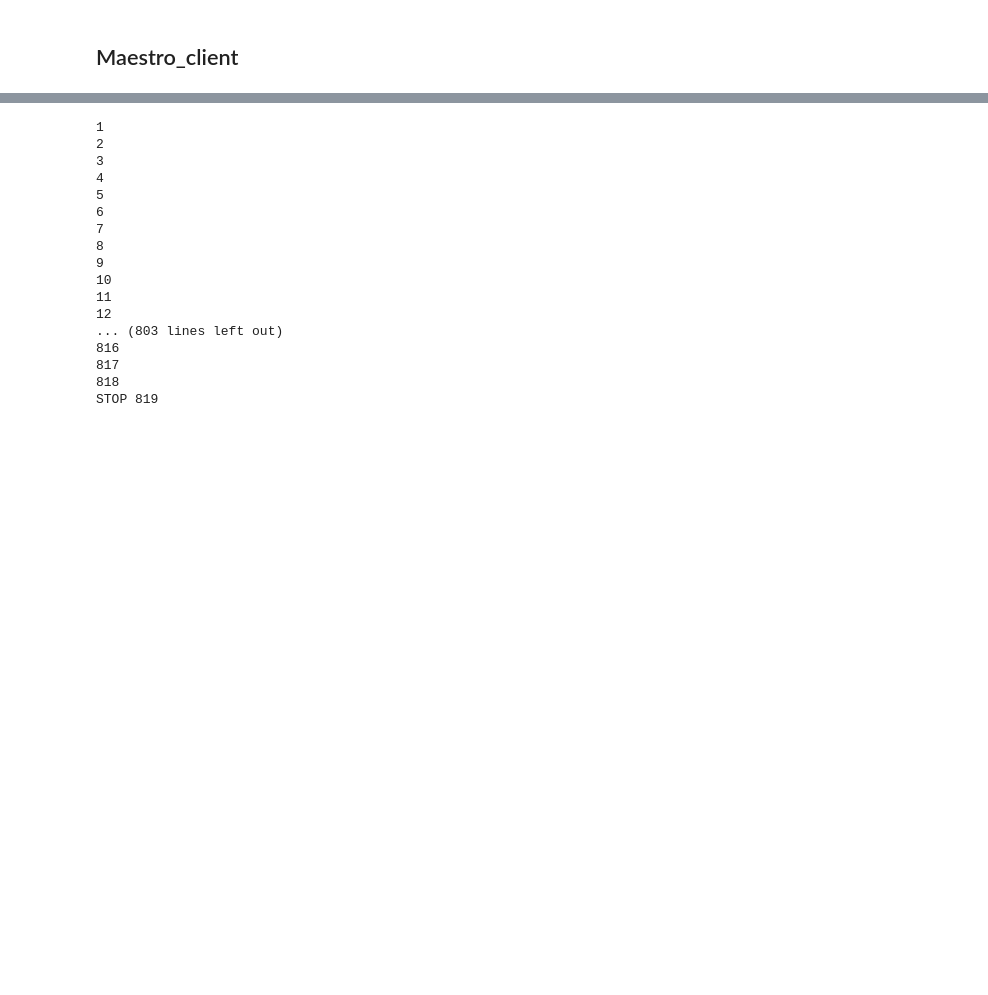
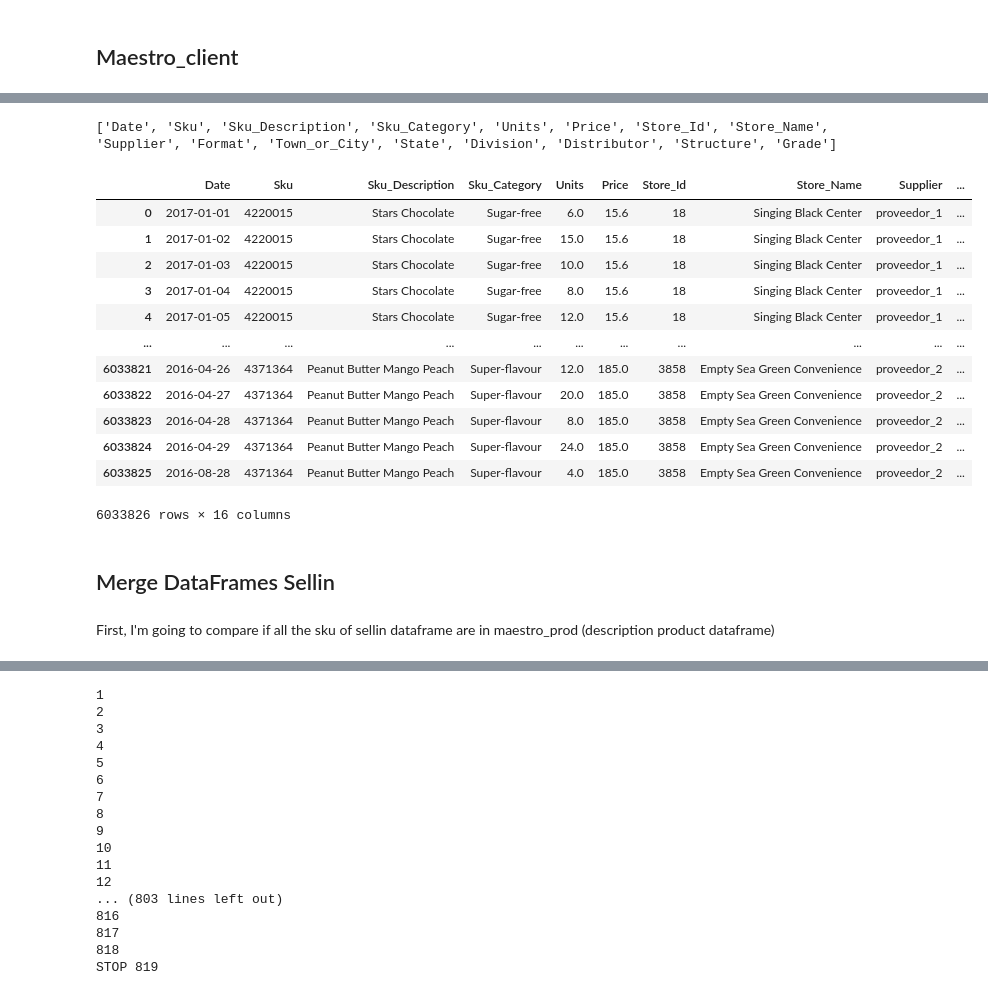
Before and after one commit to Mariacagi/Prueba_t-cnica_WA, a Jupyter notebook: src/main.ipynb, the cells around one changed output, grey strips where cells are left out. Saved outputs shown, nothing was run; the diff lists cells and outputs as text; code cells hidden in the pictures; blank space fills up the shorter version.

```diff
--- a/src/main.ipynb
+++ b/src/main.ipynb
@@ -534,0 +673,4 @@ sellin2
+# %%
+# First, passing the columns to list of columns
+cols_sellout = df_sellout_final.columns.tolist()
+cols_sellout
@@ -534,0 +695,28 @@ sellin2
+# %%
+# Second, sorting the columns with a new order
+cols_sellout = cols_sellout[1:2] + cols_sellout[0:1] + cols_sellout[14:-1] + cols_sellout[3:5] + cols_sellout[2:3] + cols_sellout[5:14]
+print(cols_sellout)
+# %% [output]
+['Date', 'Sku', 'Sku_Description', 'Sku_Category', 'Units', 'Price', 'Store_Id', 'Store_Name', 'Supplier', 'Format', 'Town_or_City', 'State', 'Division', 'Distributor', 'Structure', 'Grade']
+# %%
+# Finally, setting the dataframe with the new order
+df_sellout_final = df_sellout_final[cols_sellout]
+df_sellout_final
+# %% [output]
+|  | Date | Sku | Sku_Description | Sku_Category | Units | Price | Store_Id | Store_Name | Supplier | ... |
+| 0 | 2017-01-01 | 4220015 | Stars Chocolate | Sugar-free | 6.0 | 15.6 | 18 | Singing Black Center | proveedor_1 | ... |
+| 1 | 2017-01-02 | 4220015 | Stars Chocolate | Sugar-free | 15.0 | 15.6 | 18 | Singing Black Center | proveedor_1 | ... |
+| 2 | 2017-01-03 | 4220015 | Stars Chocolate | Sugar-free | 10.0 | 15.6 | 18 | Singing Black Center | proveedor_1 | ... |
+| 3 | 2017-01-04 | 4220015 | Stars Chocolate | Sugar-free | 8.0 | 15.6 | 18 | Singing Black Center | proveedor_1 | ... |
+| 4 | 2017-01-05 | 4220015 | Stars Chocolate | Sugar-free | 12.0 | 15.6 | 18 | Singing Black Center | proveedor_1 | ... |
+| ... | ... | ... | ... | ... | ... | ... | ... | ... | ... | ... |
+| 6033821 | 2016-04-26 | 4371364 | Peanut Butter Mango Peach | Super-flavour | 12.0 | 185.0 | 3858 | Empty Sea Green Convenience | proveedor_2 | ... |
+| 6033822 | 2016-04-27 | 4371364 | Peanut Butter Mango Peach | Super-flavour | 20.0 | 185.0 | 3858 | Empty Sea Green Convenience | proveedor_2 | ... |
+| 6033823 | 2016-04-28 | 4371364 | Peanut Butter Mango Peach | Super-flavour | 8.0 | 185.0 | 3858 | Empty Sea Green Convenience | proveedor_2 | ... |
+| 6033824 | 2016-04-29 | 4371364 | Peanut Butter Mango Peach | Super-flavour | 24.0 | 185.0 | 3858 | Empty Sea Green Convenience | proveedor_2 | ... |
+| 6033825 | 2016-08-28 | 4371364 | Peanut Butter Mango Peach | Super-flavour | 4.0 | 185.0 | 3858 | Empty Sea Green Convenience | proveedor_2 | ... |
+6033826 rows × 16 columns
+# %% [markdown]
+## Merge DataFrames Sellin
+# %% [markdown]
+First, I'm going to compare if all the sku of sellin dataframe are in maestro_prod (description product dataframe)
```
Also changed, not shown: parts of 120 cells of this notebook, 2 other files.
